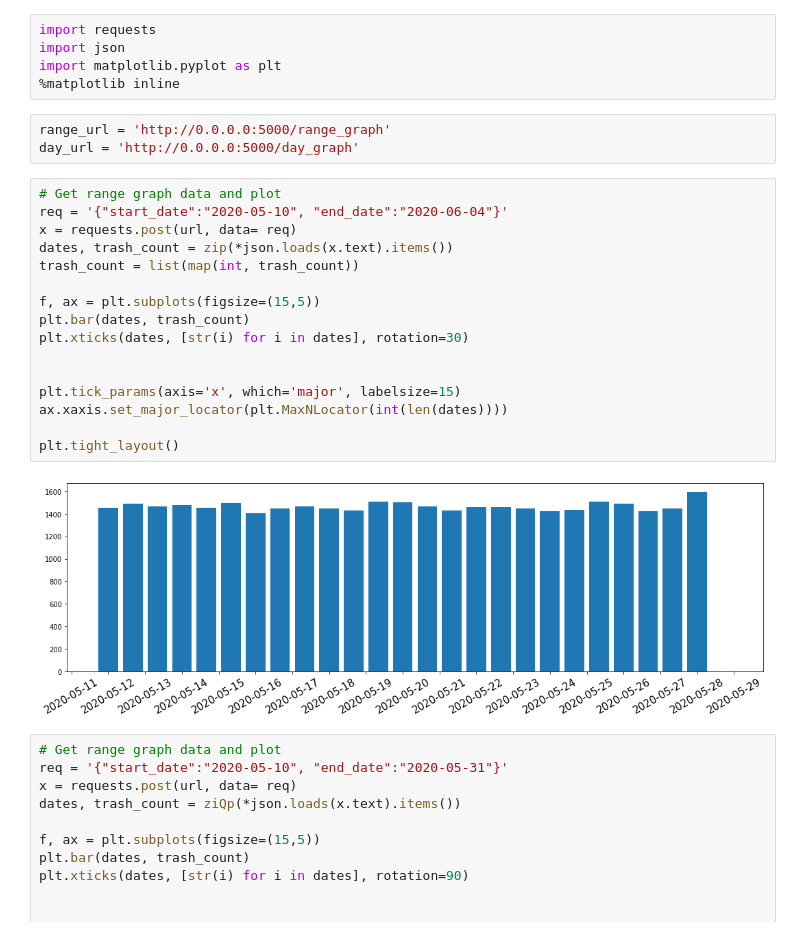
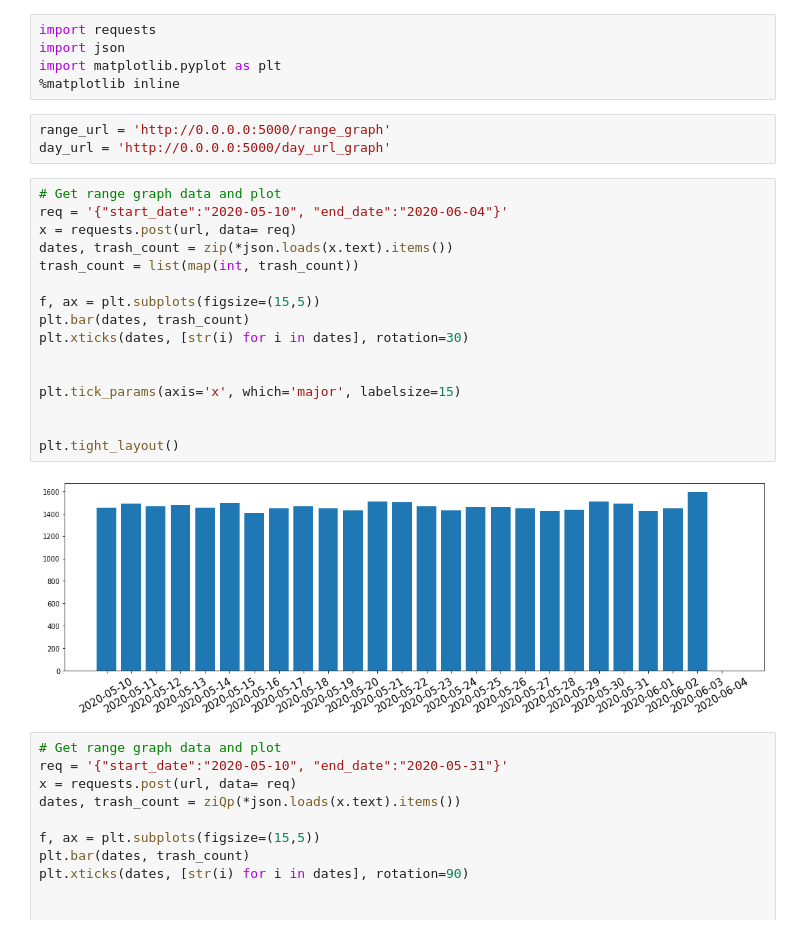
Before and after one commit to mohbattharani/agrivision, a Jupyter notebook: Graphs.ipynb, the cells around one changed output. Drawn from its saved outputs; the diff is of its cells as text.

```diff
--- a/Graphs.ipynb
+++ b/Graphs.ipynb
@@ -5,25 +5,25 @@ import matplotlib.pyplot as plt
 %matplotlib inline
 # %%
 range_url = 'http://0.0.0.0:5000/range_graph'
-day_url = 'http://0.0.0.0:5000/day_graph'
+day_url = 'http://0.0.0.0:5000/day_url_graph'
 # %%
 # Get range graph data and plot
 req = '{"start_date":"2020-05-10", "end_date":"2020-06-04"}'
 x = requests.post(url, data= req)
 dates, trash_count = zip(*json.loads(x.text).items())
 trash_count = list(map(int, trash_count))
 
 f, ax = plt.subplots(figsize=(15,5))
 plt.bar(dates, trash_count)
 plt.xticks(dates, [str(i) for i in dates], rotation=30)
 
 
 plt.tick_params(axis='x', which='major', labelsize=15)
-ax.xaxis.set_major_locator(plt.MaxNLocator(int(len(dates))))
+
 
 plt.tight_layout()
 # %% [output]
-[figure, old version]
+[figure, new version]
 # %%
 # Get range graph data and plot
 req = '{"start_date":"2020-05-10", "end_date":"2020-05-31"}'
```
Also changed, not shown: 1 other file.
